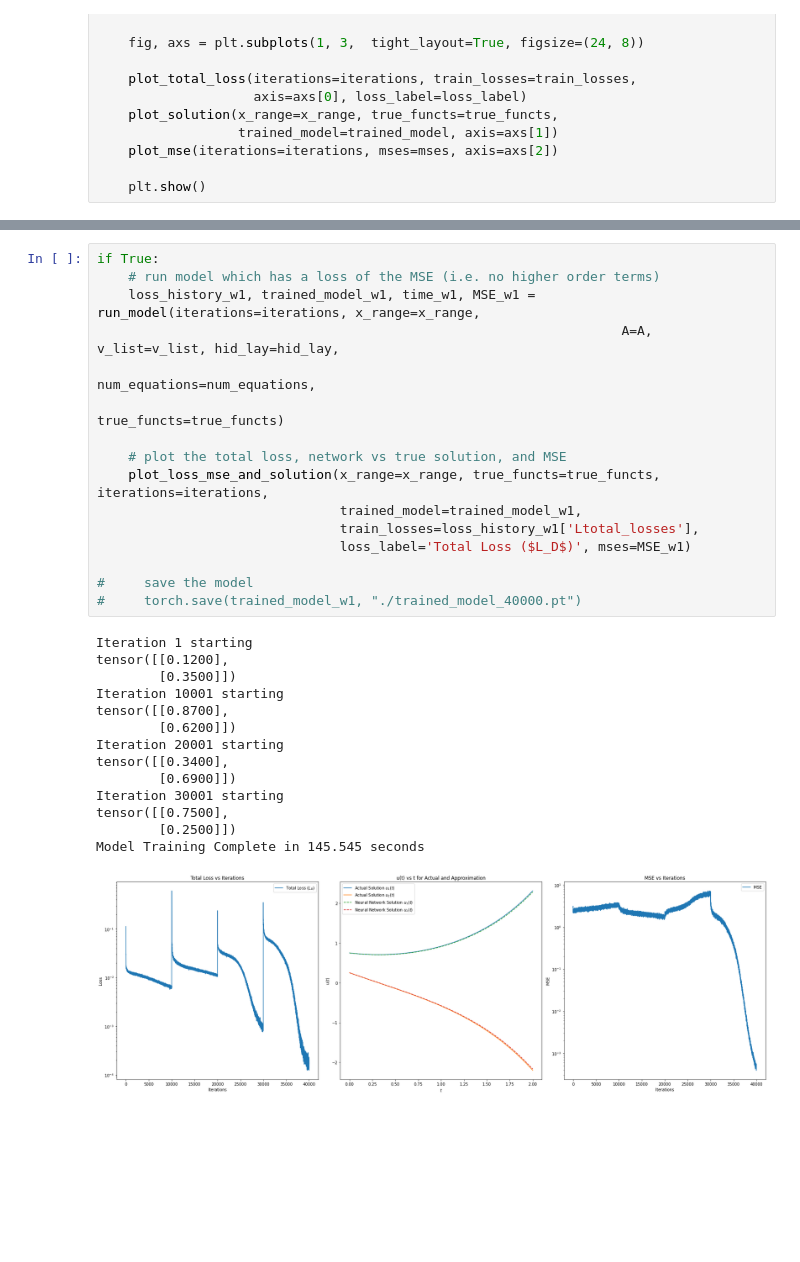
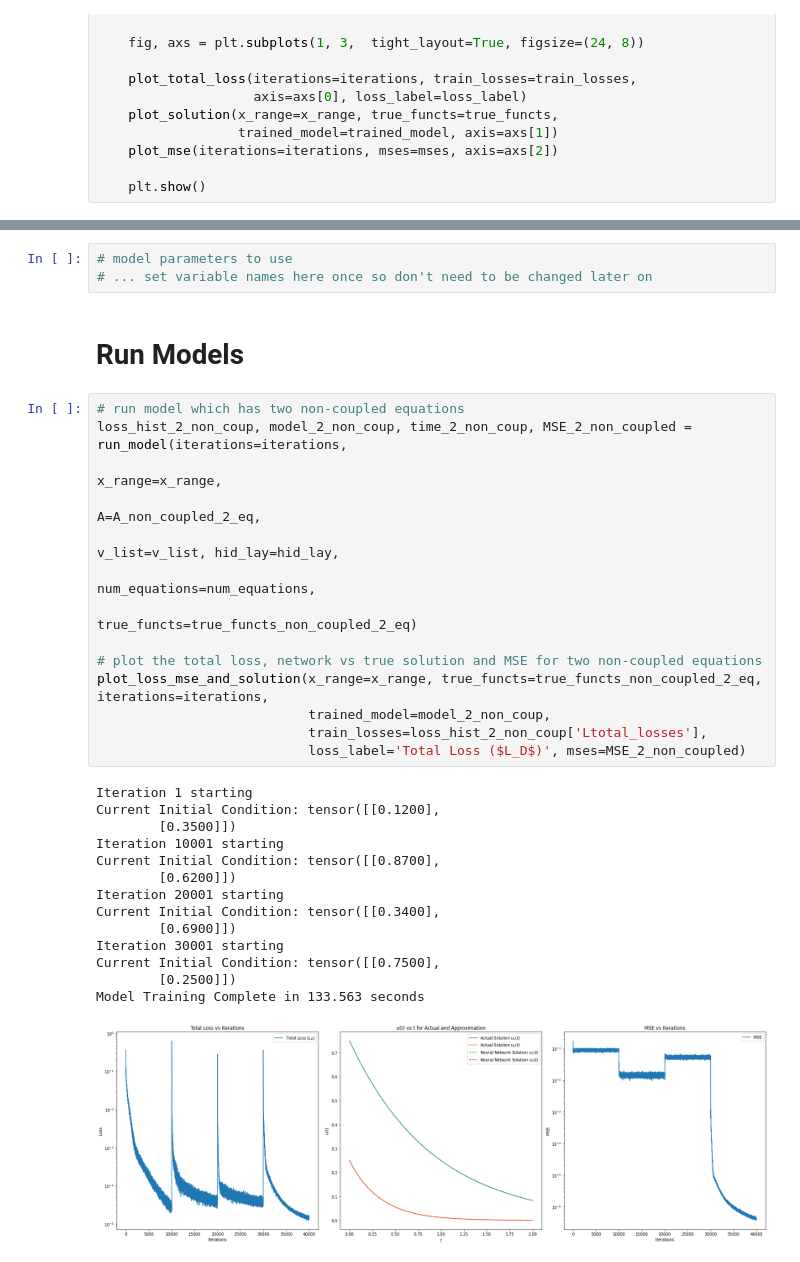
Before and after one commit to Hari-Raval/Harvard-Thesis, a Jupyter notebook: src/solve_two_linear_ode/transfer_learning_differential_equation_solve_V3-pythia-coupled.ipynb, the cells around one changed output, grey strips where cells are left out. Drawn from its saved outputs; the diff is of its cells as text; blank space fills up the shorter version.

```diff
--- a/src/solve_two_linear_ode/transfer_learning_differential_equation_solve_V3-pythia-coupled.ipynb
+++ b/src/solve_two_linear_ode/transfer_learning_differential_equation_solve_V3-pythia-coupled.ipynb
@@ -237,31 +255,34 @@ true_functs = [true_f1, true_f2]
+# %%
+# model parameters to use
+# ... set variable names here once so don't need to be changed later on
+# %% [markdown]
+# Run Models
 # %%
-if True:
-    # run model which has a loss of the MSE (i.e. no higher order terms)
-    loss_history_w1, trained_model_w1, time_w1, MSE_w1 = run_model(iterations=iterations, x_range=x_range,
-                                                                   A=A, v_list=v_list, hid_lay=hid_lay,
-                                                                   num_equations=num_equations,
-                                                                   true_functs=true_functs)
+# run model which has two non-coupled equations
+loss_hist_2_non_coup, model_2_non_coup, time_2_non_coup, MSE_2_non_coupled = run_model(iterations=iterations,
+                                                                                       x_range=x_range,
+                                                                                       A=A_non_coupled_2_eq,
+                                                                                       v_list=v_list, hid_lay=hid_lay,
+                                                                                       num_equations=num_equations,
+                                                                                       true_functs=true_functs_non_coupled_2_eq)
 
-    # plot the total loss, network vs true solution, and MSE
-    plot_loss_mse_and_solution(x_range=x_range, true_functs=true_functs, iterations=iterations,
-                               trained_model=trained_model_w1,
-                               train_losses=loss_history_w1['Ltotal_losses'],
-                               loss_label='Total Loss ($L_D$)', mses=MSE_w1)
-
-#     save the model
-#     torch.save(trained_model_w1, "./trained_model_40000.pt")
+# plot the total loss, network vs true solution and MSE for two non-coupled equations
+plot_loss_mse_and_solution(x_range=x_range, true_functs=true_functs_non_coupled_2_eq, iterations=iterations,
+                           trained_model=model_2_non_coup,
+                           train_losses=loss_hist_2_non_coup['Ltotal_losses'],
+                           loss_label='Total Loss ($L_D$)', mses=MSE_2_non_coupled)
 # %% [output]
 Iteration 1 starting
-tensor([[0.1200],
+Current Initial Condition: tensor([[0.1200],
         [0.3500]])
 Iteration 10001 starting
-tensor([[0.8700],
+Current Initial Condition: tensor([[0.8700],
         [0.6200]])
 Iteration 20001 starting
-tensor([[0.3400],
+Current Initial Condition: tensor([[0.3400],
         [0.6900]])
 Iteration 30001 starting
-tensor([[0.7500],
+Current Initial Condition: tensor([[0.7500],
         [0.2500]])
-Model Training Complete in 145.545 seconds
+Model Training Complete in 133.563 seconds
-[figure, old version]
+[figure, new version]
```
Also changed, not shown: parts of 20 cells of this notebook.
